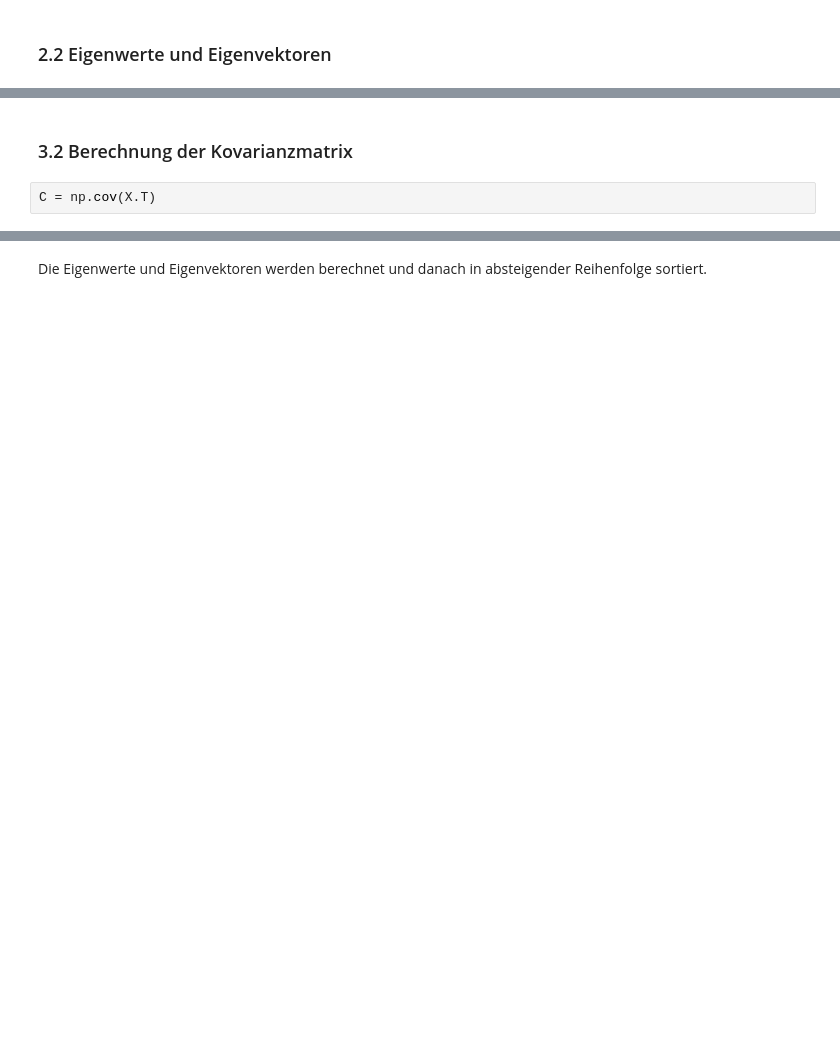
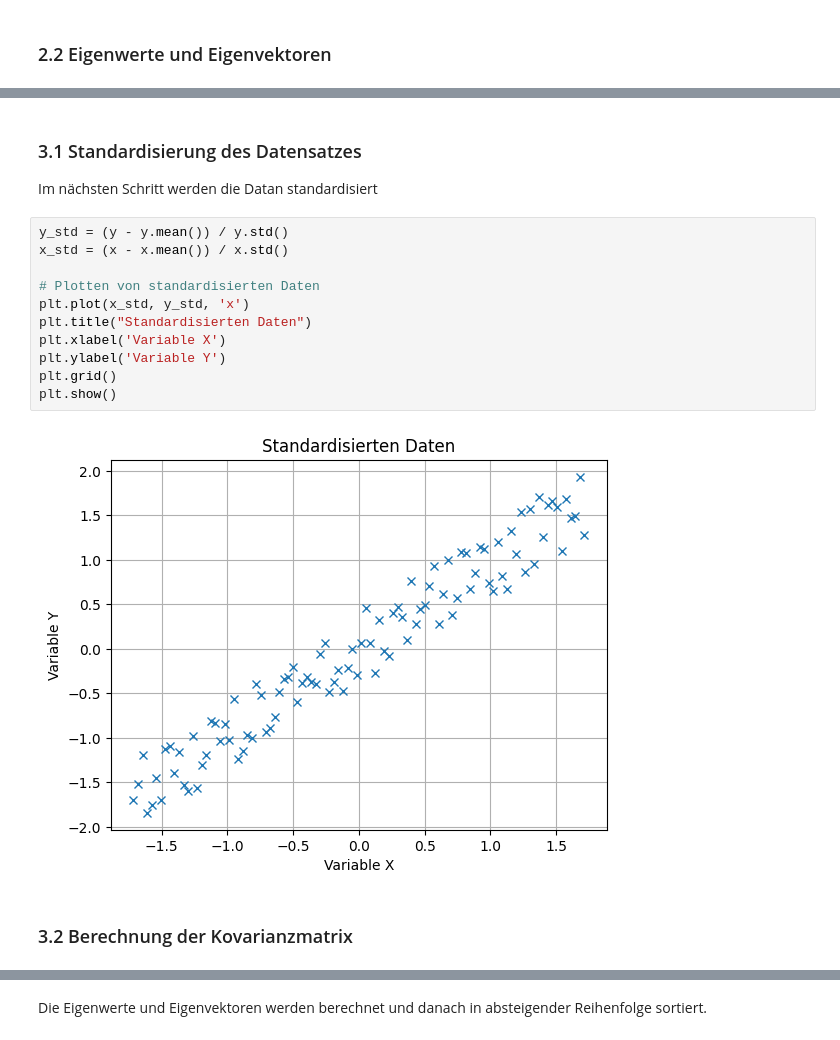
Before and after one commit to MoritzMSP/DHBW_AML, a Jupyter notebook: PCA.ipynb, the cells around one changed output, grey strips where cells are left out. Drawn from its saved outputs; the diff is of its cells as text; blank space fills up the shorter version.

```diff
--- a/PCA.ipynb
+++ b/PCA.ipynb
@@ -91,4 +85,18 @@ X = (X - X.mean()) / X.std()
+# %% [markdown]
+### 3.1 Standardisierung des Datensatzes
+Im nächsten Schritt werden die Datan standardisiert
+# %%
+y_std = (y - y.mean()) / y.std()
+x_std = (x - x.mean()) / x.std()
+
+# Plotten von standardisierten Daten
+plt.plot(x_std, y_std, 'x')
+plt.title("Standardisierten Daten")
+plt.xlabel('Variable X')
+plt.ylabel('Variable Y')
+plt.grid()
+plt.show()
+# %% [output]
+[figure, added]
 # %% [markdown]
 ### 3.2 Berechnung der Kovarianzmatrix
-# %%
-C = np.cov(X.T)
```
Also changed, not shown: parts of 30 cells of this notebook, 3 other files.
